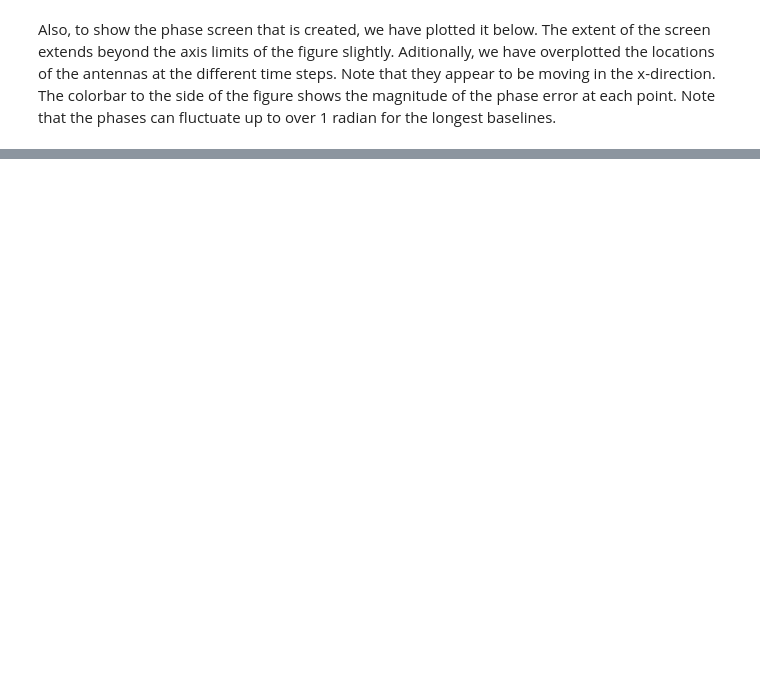
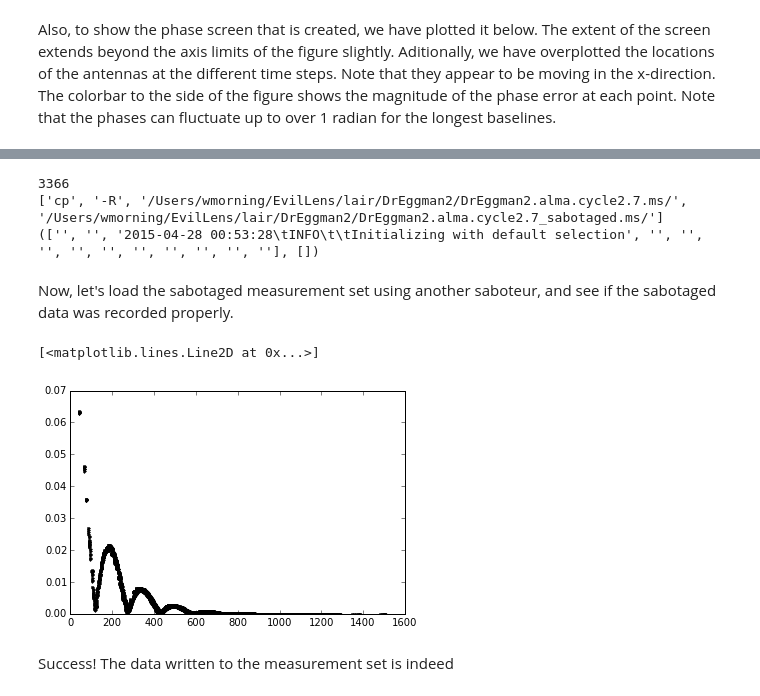
Before and after one commit to wmorning/EvilLens, a Jupyter notebook: AntennaEffects.ipynb, the cells around one changed output, grey strips where cells are left out. Cells and saved outputs as stored; diff of their text form; code cells hidden in the pictures; blank space fills up the shorter version.

```diff
--- a/AntennaEffects.ipynb
+++ b/AntennaEffects.ipynb
@@ -128,2 +129,18 @@ Finally, we must write our data back to a measurement set.  The function that we
 # %%
-#saboteur.sabotage_measurement_set()
+saboteur.add_decoherence()
+saboteur.sabotage_measurement_set()
+# %% [output]
+3366
+['cp', '-R', '/Users/wmorning/EvilLens/lair/DrEggman2/DrEggman2.alma.cycle2.7.ms/', '/Users/wmorning/EvilLens/lair/DrEggman2/DrEggman2.alma.cycle2.7_sabotaged.ms/']
+(['', '', '2015-04-28 00:53:28\tINFO\t\tInitializing with default selection', '', '', '', '', '', '', '', '', '', ''], [])
+# %% [markdown]
+Now, let's load the sabotaged measurement set using another saboteur, and see if the sabotaged data was recorded properly.
+# %%
+saboteur2 = evil.Saboteur(150.0,1.0)
+saboteur2.read_data_from('/Users/wmorning/EvilLens/lair/DrEggman2/DrEggman2.alma.cycle2.7_sabotaged.ms', 'alma.cycle2.7.cfg')
+plt.plot(np.sqrt(saboteur2.u**2+saboteur2.v**2), np.sqrt(saboteur.Visibilities.real**2+saboteur.Visibilities.imag**2), 'k.')
+# %% [output]
+[<matplotlib.lines.Line2D at 0x...>]
+[figure, added]
+# %% [markdown]
+Success!  The data written to the measurement set is indeed
```
Also changed, not shown: parts of 6 cells of this notebook, 1 other file.
